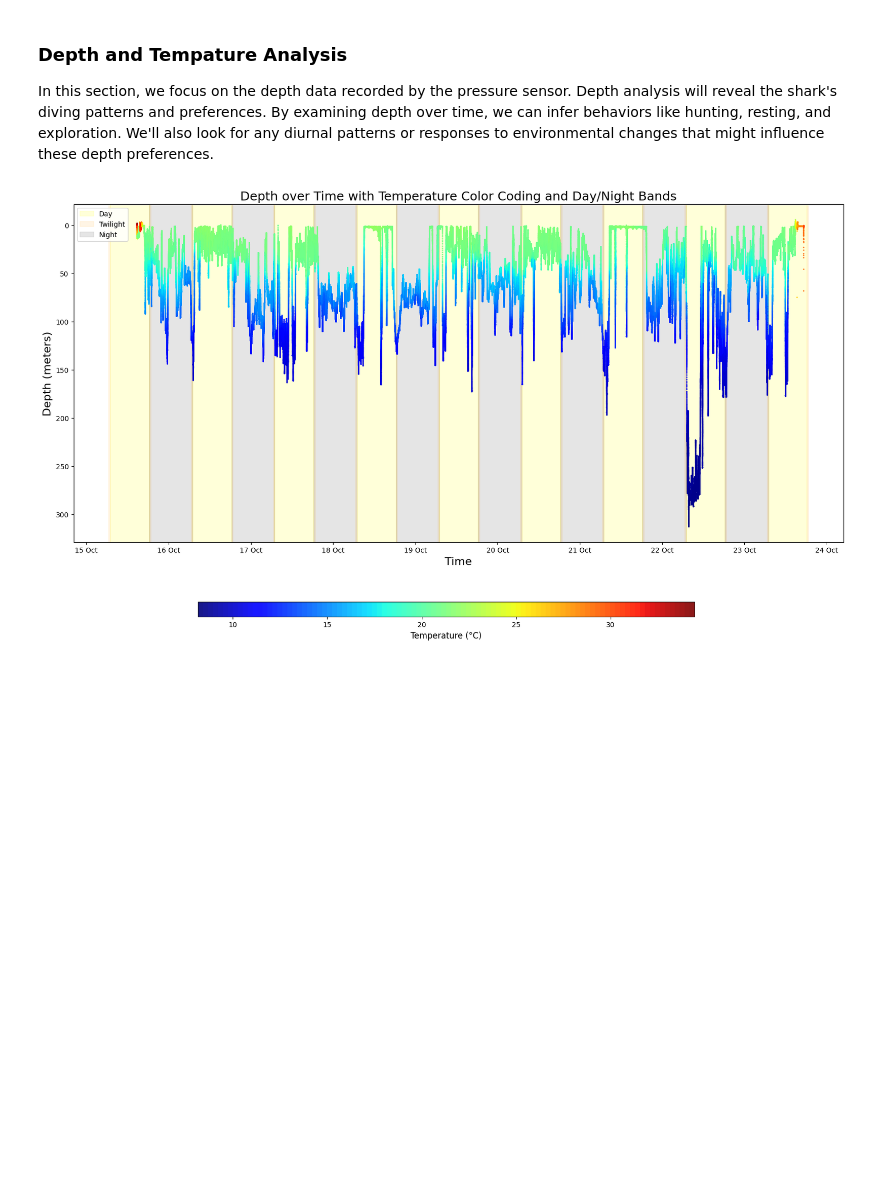
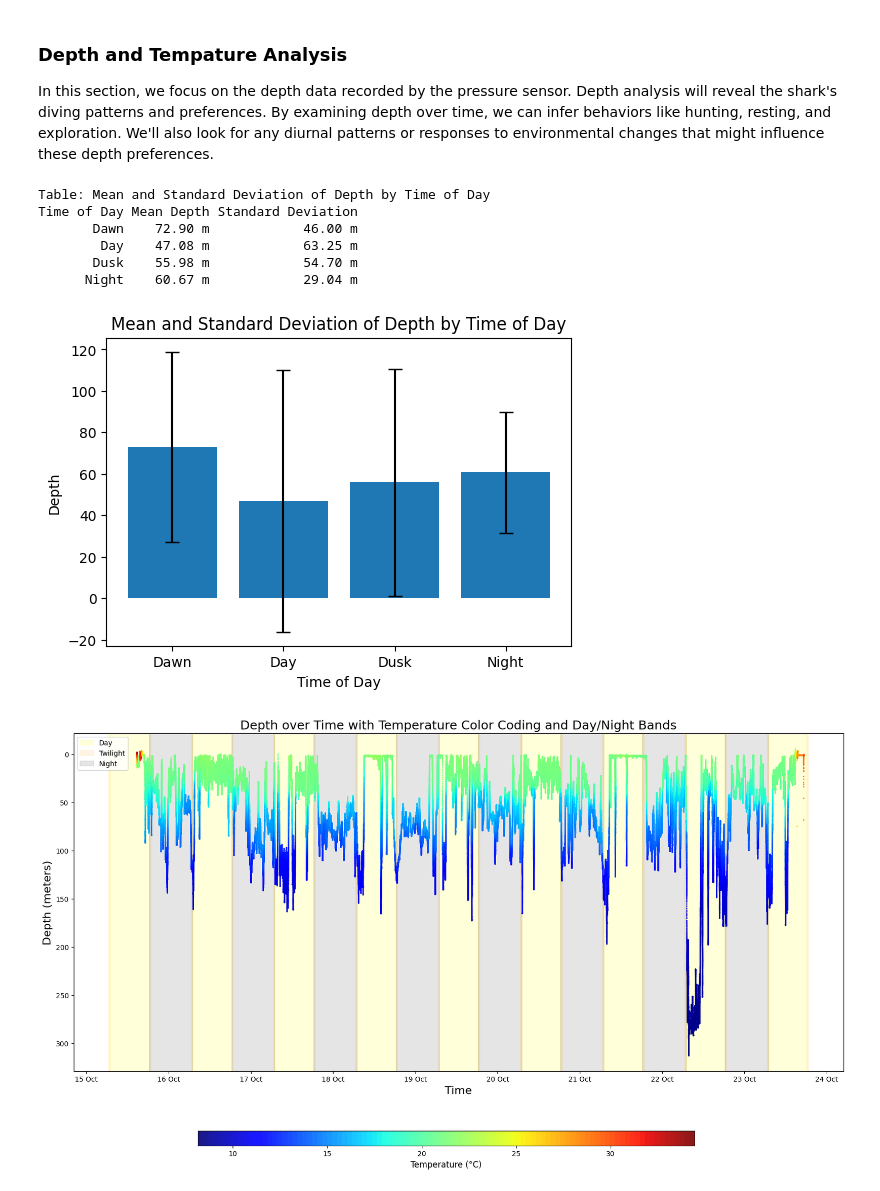
Before and after one commit to bolaris-sage/shark-research, a Jupyter notebook: shark-analysis.ipynb, the cells around one changed output. Cells and saved outputs as stored; diff of their text form; code cells hidden in the pictures; blank space fills up the shorter version.

```diff
--- a/shark-analysis.ipynb
+++ b/shark-analysis.ipynb
@@ -230,6 +232,21 @@ def calculate_sun_cycles(current_date):
         'nautical_twilight_start': nautical_start.replace(tzinfo=None),
         'nautical_twilight_end': nautical_end.replace(tzinfo=None)
     }
+
+# Function to determine the time of day category for a timestamp
+def determine_time_of_day(timestamp, sun_cycles):
+    date = timestamp.date()
+    if date in sun_cycles:
+        cycle = sun_cycles[date]
+        if cycle['nautical_twilight_start'] <= timestamp <= cycle['sunrise']:
+            return 'Dawn'
+        elif cycle['sunrise'] < timestamp <= cycle['sunset']:
+            return 'Day'
+        elif cycle['sunset'] < timestamp <= cycle['nautical_twilight_end']:
+            return 'Dusk'
+        else:
+            return 'Night'
+    return 'undefined'
 
 # Custom function to plot day, night, and nautical twilight bands
 def plot_day_night_bands(sun_cycles, ax, include_twilight=True):
@@ -255,12 +272,46 @@ def plot_day_night_bands(sun_cycles, ax, include_twilight=True):
 # Use the data to calculate sun cycles (this assumes 'data' is a pre-existing DataFrame)
 data['Date'] = data['Time Stamp'].dt.date
 sun_cycles = {current_date: calculate_sun_cycles(current_date) for current_date in data['Date'].unique()}
+
+# Apply the function to each row in the DataFrame
+data['Time of Day'] = data['Time Stamp'].apply(lambda x: determine_time_of_day(x, sun_cycles))
 # %% [markdown]
 ## Exploratory Data Analysis
 # %% [markdown]
 ### Depth and Tempature Analysis
 
 In this section, we focus on the depth data recorded by the pressure sensor. Depth analysis will reveal the shark's diving patterns and preferences. By examining depth over time, we can infer behaviors like hunting, resting, and exploration. We'll also look for any diurnal patterns or responses to environmental changes that might influence these depth preferences.
+# %%
+# Calculate mean and standard deviation of depth for each time of day
+depth_stats = data.groupby('Time of Day')['Pressure'].agg(['mean', 'std']).reset_index()
+
+# Create formatted columns for display purposes
+depth_stats['Mean Depth'] = depth_stats['mean'].map('{:.2f} m'.format)
+depth_stats['Standard Deviation'] = depth_stats['std'].map('{:.2f} m'.format)
+
+# Print the table with formatted values
+print("Table: Mean and Standard Deviation of Depth by Time of Day")
+print(depth_stats[['Time of Day', 'Mean Depth', 'Standard Deviation']].to_string(index=False))
+
+# Create a bar chart using the original numerical columns for mean and std
+plt.figure(figsize=(6, 4))
+plt.bar(depth_stats['Time of Day'], depth_stats['mean'], yerr=depth_stats['std'], capsize=5)
+
+# Adding labels and title
+plt.xlabel('Time of Day')
+plt.ylabel('Depth')
+plt.title('Mean and Standard Deviation of Depth by Time of Day')
+
+# Show the plot
+plt.show()
+# %% [output]
+Table: Mean and Standard Deviation of Depth by Time of Day
+Time of Day Mean Depth Standard Deviation
+       Dawn    72.90 m            46.00 m
+        Day    47.08 m            63.25 m
+       Dusk    55.98 m            54.70 m
+      Night    60.67 m            29.04 m
+[figure, added]
 # %%
 # Set plot titles and labels
 plt.figure(figsize=(20, 10))
```
Also changed, not shown: parts of 4 cells of this notebook.
